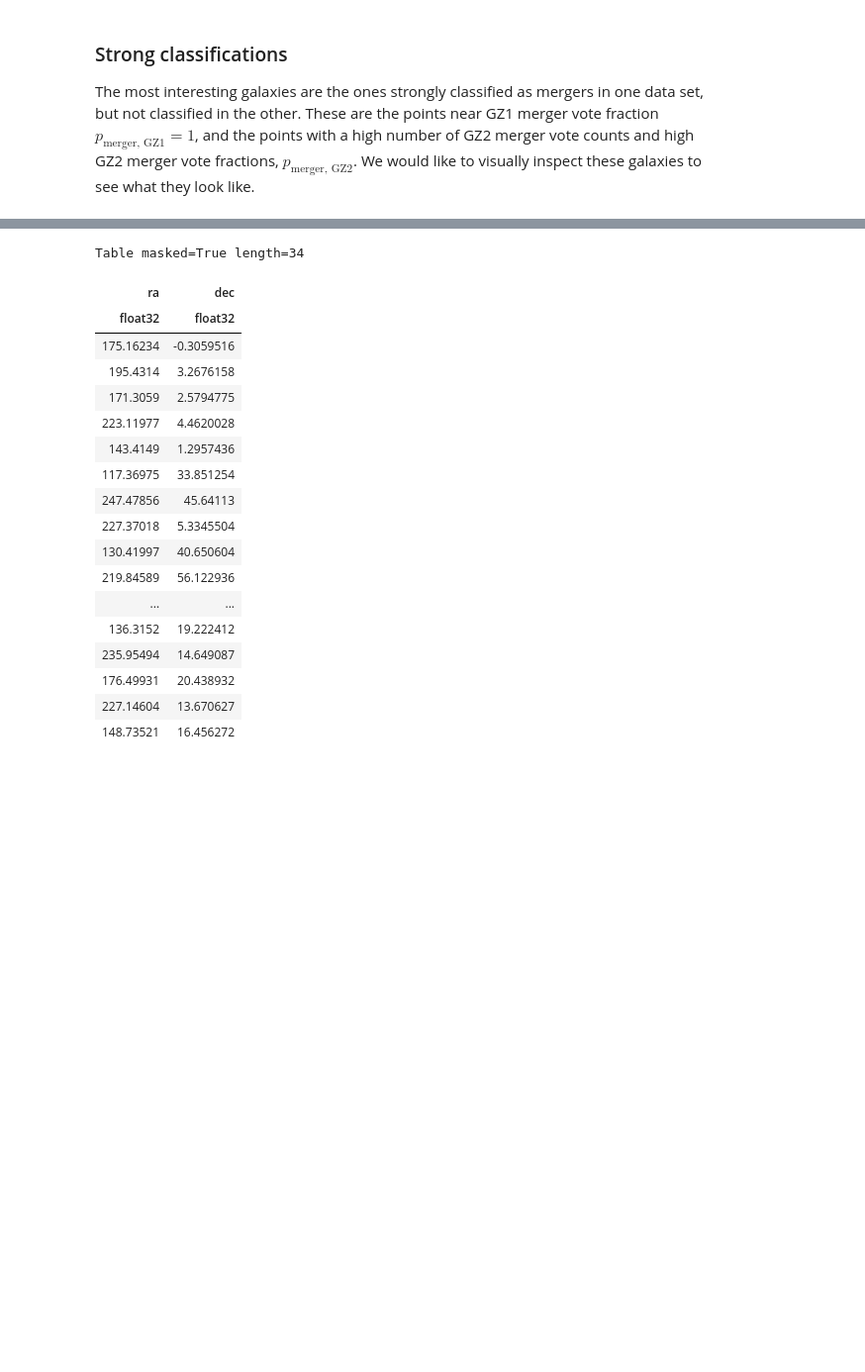
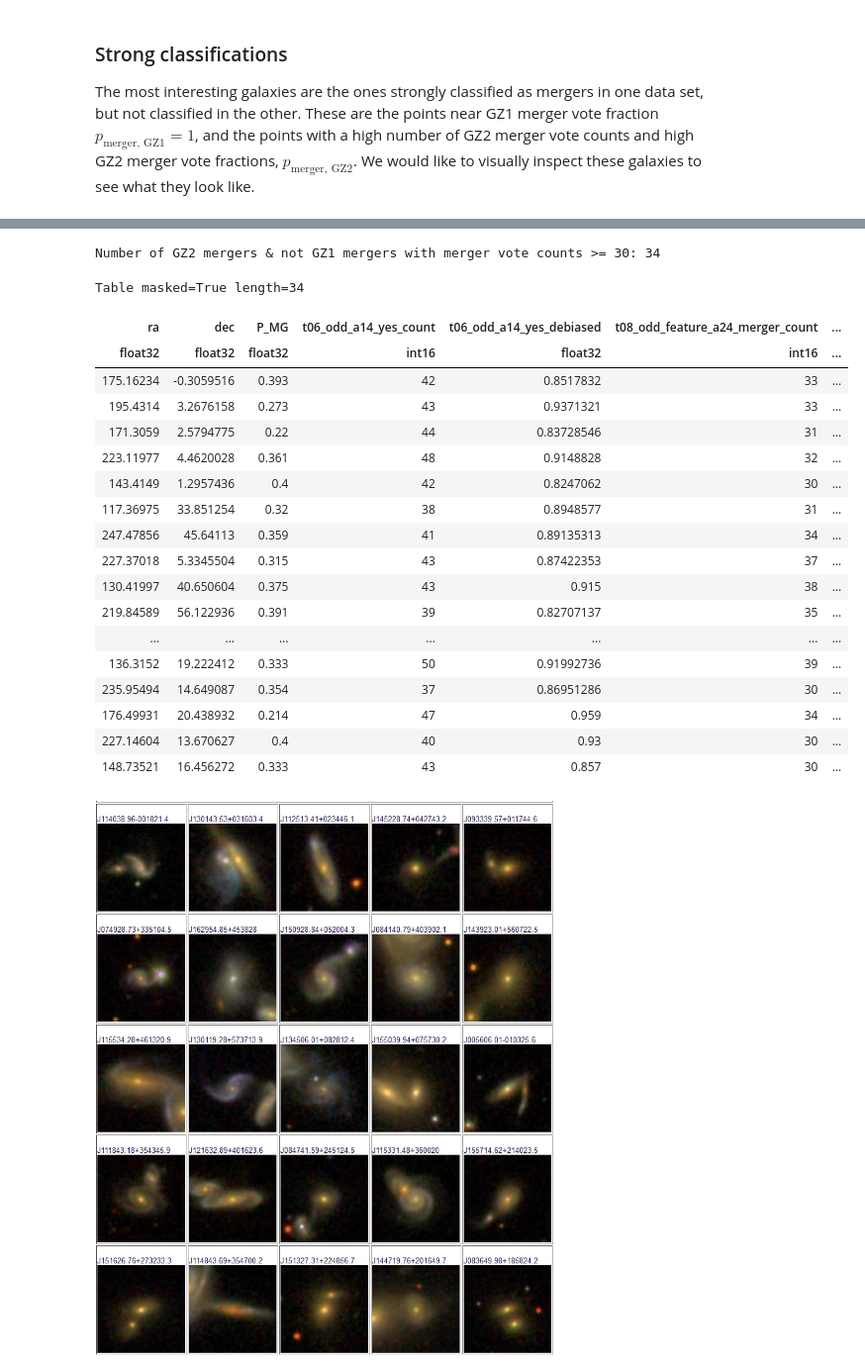
Before and after one commit to tplews98/MPhys_Project, a Jupyter notebook: MT_Week7_Mergers.ipynb, the cells around one changed output, grey strips where cells are left out. Shown at 99% size. Drawn from its saved outputs; the diff is of its cells as text; code cells hidden in the pictures; blank space fills up the shorter version.

```diff
--- a/MT_Week7_Mergers.ipynb
+++ b/MT_Week7_Mergers.ipynb
@@ -217,22 +233,30 @@ Table masked=True length=29
+# %%
+print("Number of GZ2 mergers & not GZ1 mergers with merger vote counts >= 30: " + str(len(gz2_not_gz1_mergers[gz2_not_gz1_mergers["t08_odd_feature_a24_merger_count"] >= 30])))
+# %% [output]
+Number of GZ2 mergers & not GZ1 mergers with merger vote counts >= 30: 34
 # %%
-display(gz2_not_gz1_mergers[gz2_not_gz1_mergers["t08_odd_feature_a24_merger_count"] >= 30][["ra", "dec"]])
+display(gz2_not_gz1_mergers[gz2_not_gz1_mergers["t08_odd_feature_a24_merger_count"] >= 30]["ra", "dec", "P_MG", "t06_odd_a14_yes_count", "t06_odd_a14_yes_debiased", "t08_odd_feature_a24_merger_count", "t08_odd_feature_a24_merger_debiased"])
+
+pil_im = Image.open('Data\\Pics\\gz2_not_gz1_mergers.png', 'r')
+display(pil_im)
 # %% [output]
 Table masked=True length=34
-| ra | dec |
-| float32 | float32 |
-| 175.16234 | -0.3059516 |
-| 195.4314 | 3.2676158 |
-| 171.3059 | 2.5794775 |
-| 223.11977 | 4.4620028 |
-| 143.4149 | 1.2957436 |
-| 117.36975 | 33.851254 |
-| 247.47856 | 45.64113 |
-| 227.37018 | 5.3345504 |
-| 130.41997 | 40.650604 |
-| 219.84589 | 56.122936 |
-| ... | ... |
-| 136.3152 | 19.222412 |
-| 235.95494 | 14.649087 |
-| 176.49931 | 20.438932 |
-| 227.14604 | 13.670627 |
-| 148.73521 | 16.456272 |
+| ra | dec | P_MG | t06_odd_a14_yes_count | t06_odd_a14_yes_debiased | t08_odd_feature_a24_merger_count | ... |
+| float32 | float32 | float32 | int16 | float32 | int16 | ... |
+| 175.16234 | -0.3059516 | 0.393 | 42 | 0.8517832 | 33 | ... |
+| 195.4314 | 3.2676158 | 0.273 | 43 | 0.9371321 | 33 | ... |
+| 171.3059 | 2.5794775 | 0.22 | 44 | 0.83728546 | 31 | ... |
+| 223.11977 | 4.4620028 | 0.361 | 48 | 0.9148828 | 32 | ... |
+| 143.4149 | 1.2957436 | 0.4 | 42 | 0.8247062 | 30 | ... |
+| 117.36975 | 33.851254 | 0.32 | 38 | 0.8948577 | 31 | ... |
+| 247.47856 | 45.64113 | 0.359 | 41 | 0.89135313 | 34 | ... |
+| 227.37018 | 5.3345504 | 0.315 | 43 | 0.87422353 | 37 | ... |
+| 130.41997 | 40.650604 | 0.375 | 43 | 0.915 | 38 | ... |
+| 219.84589 | 56.122936 | 0.391 | 39 | 0.82707137 | 35 | ... |
+| ... | ... | ... | ... | ... | ... | ... |
+| 136.3152 | 19.222412 | 0.333 | 50 | 0.91992736 | 39 | ... |
+| 235.95494 | 14.649087 | 0.354 | 37 | 0.86951286 | 30 | ... |
+| 176.49931 | 20.438932 | 0.214 | 47 | 0.959 | 34 | ... |
+| 227.14604 | 13.670627 | 0.4 | 40 | 0.93 | 30 | ... |
+| 148.73521 | 16.456272 | 0.333 | 43 | 0.857 | 30 | ... |
+[figure, added]
```
Also changed, not shown: parts of 5 cells of this notebook.
